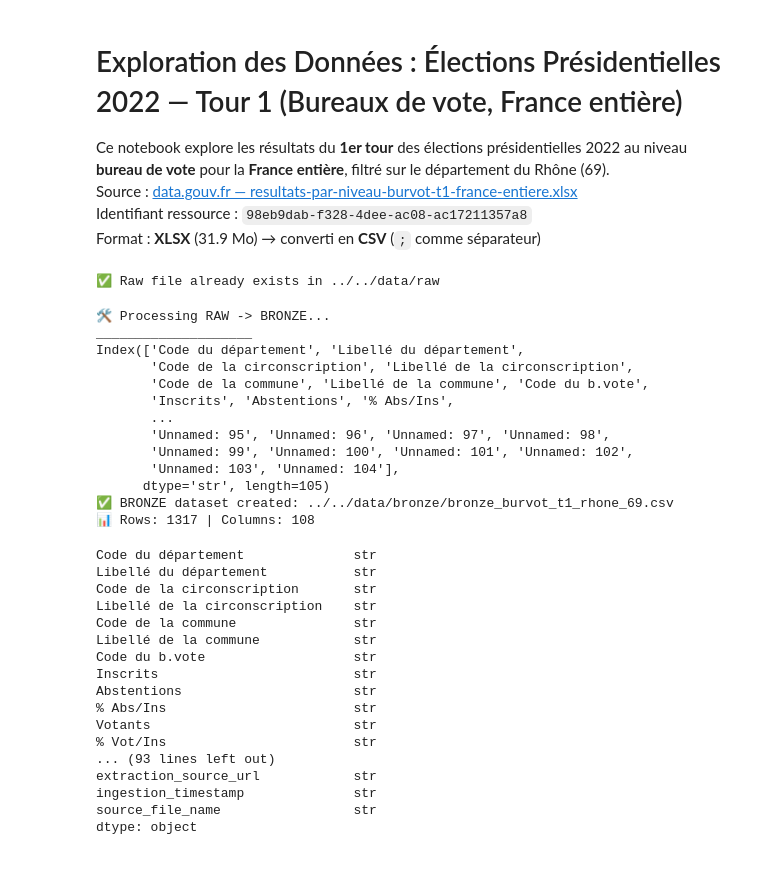
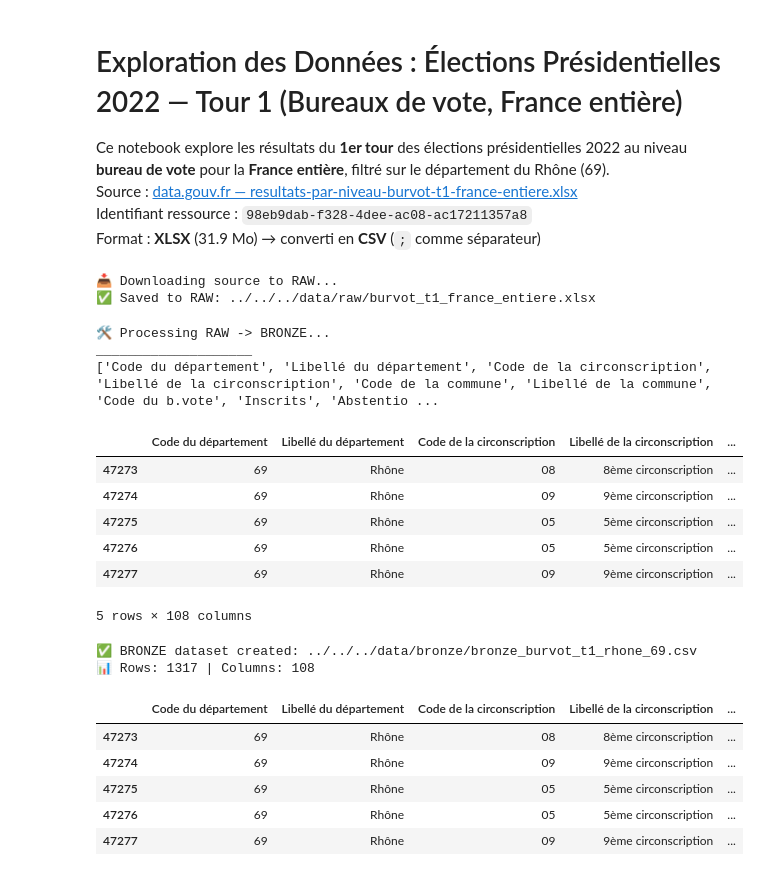
Before and after one commit to Albatross-MSPR/election-presidentielle, a Jupyter notebook: src/ingestion/2022_pres t1/burvot-t1.ipynb, the cells around one changed output. Cells and saved outputs as stored; diff of their text form; code cells hidden in the pictures.

```diff
--- a/src/ingestion/2022_pres t1/burvot-t1.ipynb
+++ b/src/ingestion/2022_pres t1/burvot-t1.ipynb
@@ -18,7 +18,7 @@ pd.set_option('display.max_rows', 500)
 
 
 # ── 1. PATH CONFIGURATION ───────────────
-BASE_DATA_DIR = "../../data"
+BASE_DATA_DIR = "../../../data"
 
 RAW_DIR    = os.path.join(BASE_DATA_DIR, "raw")
 BRONZE_DIR = os.path.join(BASE_DATA_DIR, "bronze")
@@ -47,7 +47,8 @@ if not os.path.exists(path_xlsx_raw):
 else:
     print(f"✅ Raw file already exists in {RAW_DIR}")
 # %% [output]
-✅ Raw file already exists in ../../data/raw
+📥 Downloading source to RAW...
+✅ Saved to RAW: ../../../data/raw/burvot_t1_france_entiere.xlsx
 # %%
 
 # ── 3. BRONZE LAYER: Ingestion & Metadata ───────────────────────────────────
@@ -65,61 +66,54 @@ print(df_bronze.columns.to_list())
 
 # --- RECONSTRUCT CANDIDATE COLUMNS (Structural Ingestion) ---
 CAND_FIELDS = ["N°Panneau", "Sexe", "Nom", "Prénom", "Voix", "% Voix/Ins", "% Voix/Exp"]
 cols = list(df_bronze.columns)
 start_cand = next((i for i, c in enumerate(cols) if "panneau" in c.lower()), None)
 
 if start_cand is not None:
     new_cols = cols[:start_cand]
     # Calculate candidates based on remaining original columns
     n_cand = (len(cols) - start_cand) // len(CAND_FIELDS)
     for k in range(n_cand):
         suffix = f".{k}" if k > 0 else ""
         for field in CAND_FIELDS:
             new_cols.append(f"{field}{suffix}")
     df_bronze.columns = new_cols
 
 # --- ADD BRONZE METADATA ---
 # Essential for the Medallion pattern to track data lineage
 df_bronze['extraction_source_url'] = XLSX_URL
 df_bronze['ingestion_timestamp']   = datetime.now().isoformat()
 df_bronze['source_file_name']     = os.path.basename(path_xlsx_raw)
 
 # ── 4. SAVE TO BRONZE ───────────────────────────────────────────────────────
 df_bronze.to_csv(path_rhone_bronze, index=False, sep=";", encoding="utf-8")
+display(df_bronze.head())
 
 print(f"✅ BRONZE dataset created: {path_rhone_bronze}")
 print(f"📊 Rows: {len(df_bronze)} | Columns: {len(df_bronze.columns)}")
 # %% [output]
 🛠 Processing RAW -> BRONZE...
 ____________________
-Index(['Code du département', 'Libellé du département',
-       'Code de la circonscription', 'Libellé de la circonscription',
-       'Code de la commune', 'Libellé de la commune', 'Code du b.vote',
-       'Inscrits', 'Abstentions', '% Abs/Ins',
-       ...
-       'Unnamed: 95', 'Unnamed: 96', 'Unnamed: 97', 'Unnamed: 98',
-       'Unnamed: 99', 'Unnamed: 100', 'Unnamed: 101', 'Unnamed: 102',
-       'Unnamed: 103', 'Unnamed: 104'],
-      dtype='str', length=105)
-✅ BRONZE dataset created: ../../data/bronze/bronze_burvot_t1_rhone_69.csv
-📊 Rows: 1317 | Columns: 108
+['Code du département', 'Libellé du département', 'Code de la circonscription', 'Libellé de la circonscription', 'Code de la commune', 'Libellé de la commune', 'Code du b.vote', 'Inscrits', 'Abstentio ...
+|  | Code du département | Libellé du département | Code de la circonscription | Libellé de la circonscription | ... |
+| 47273 | 69 | Rhône | 08 | 8ème circonscription | ... |
+| 47274 | 69 | Rhône | 09 | 9ème circonscription | ... |
+| 47275 | 69 | Rhône | 05 | 5ème circonscription | ... |
+| 47276 | 69 | Rhône | 05 | 5ème circonscription | ... |
+| 47277 | 69 | Rhône | 09 | 9ème circonscription | ... |
+5 rows × 108 columns
+✅ BRONZE dataset created: ../../../data/bronze/bronze_burvot_t1_rhone_69.csv
+📊 Rows: 1317 | Columns: 108
 # %%
 df_bronze.dtypes
+
+pd.set_option('display.max_columns', None)
+
+display(df_bronze.head())
 # %% [output]
-Code du département              str
-Libellé du département           str
-Code de la circonscription       str
-Libellé de la circonscription    str
-Code de la commune               str
-Libellé de la commune            str
-Code du b.vote                   str
-Inscrits                         str
-Abstentions                      str
-% Abs/Ins                        str
-Votants                          str
-% Vot/Ins                        str
-... (93 lines left out)
-extraction_source_url            str
-ingestion_timestamp              str
-source_file_name                 str
-dtype: object
+|  | Code du département | Libellé du département | Code de la circonscription | Libellé de la circonscription | ... |
+| 47273 | 69 | Rhône | 08 | 8ème circonscription | ... |
+| 47274 | 69 | Rhône | 09 | 9ème circonscription | ... |
+| 47275 | 69 | Rhône | 05 | 5ème circonscription | ... |
+| 47276 | 69 | Rhône | 05 | 5ème circonscription | ... |
+| 47277 | 69 | Rhône | 09 | 9ème circonscription | ... |
```
Also changed, not shown: 19 other files.
